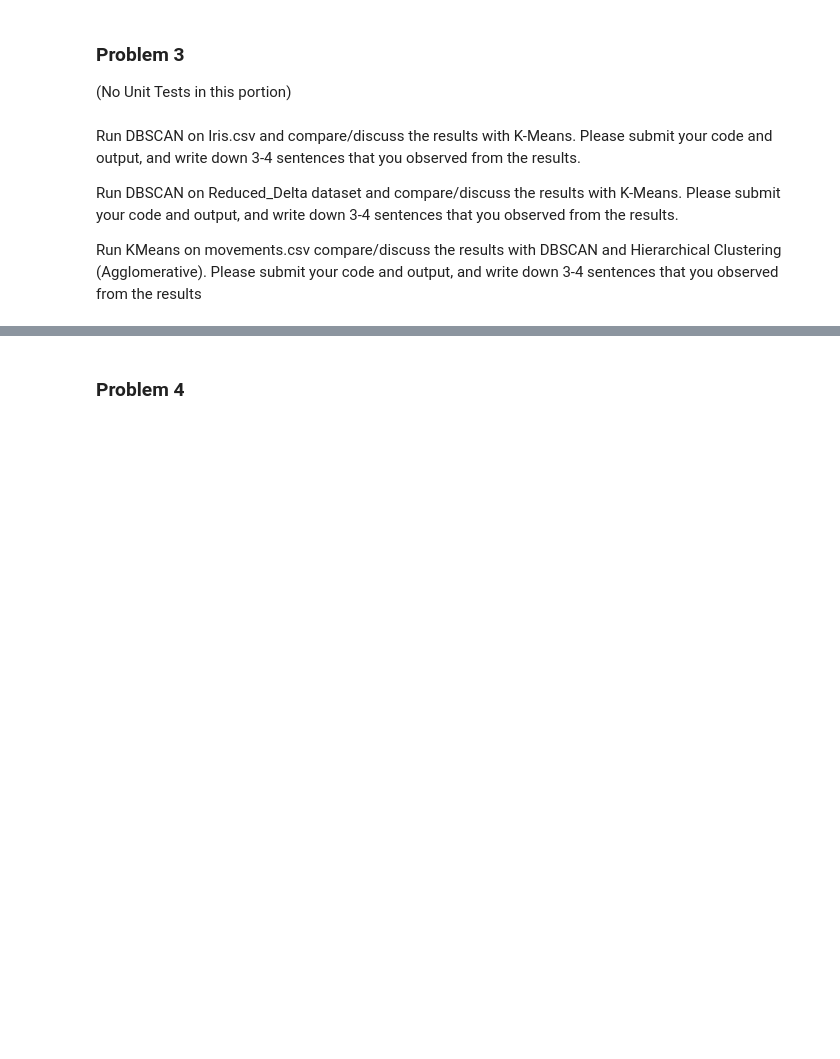
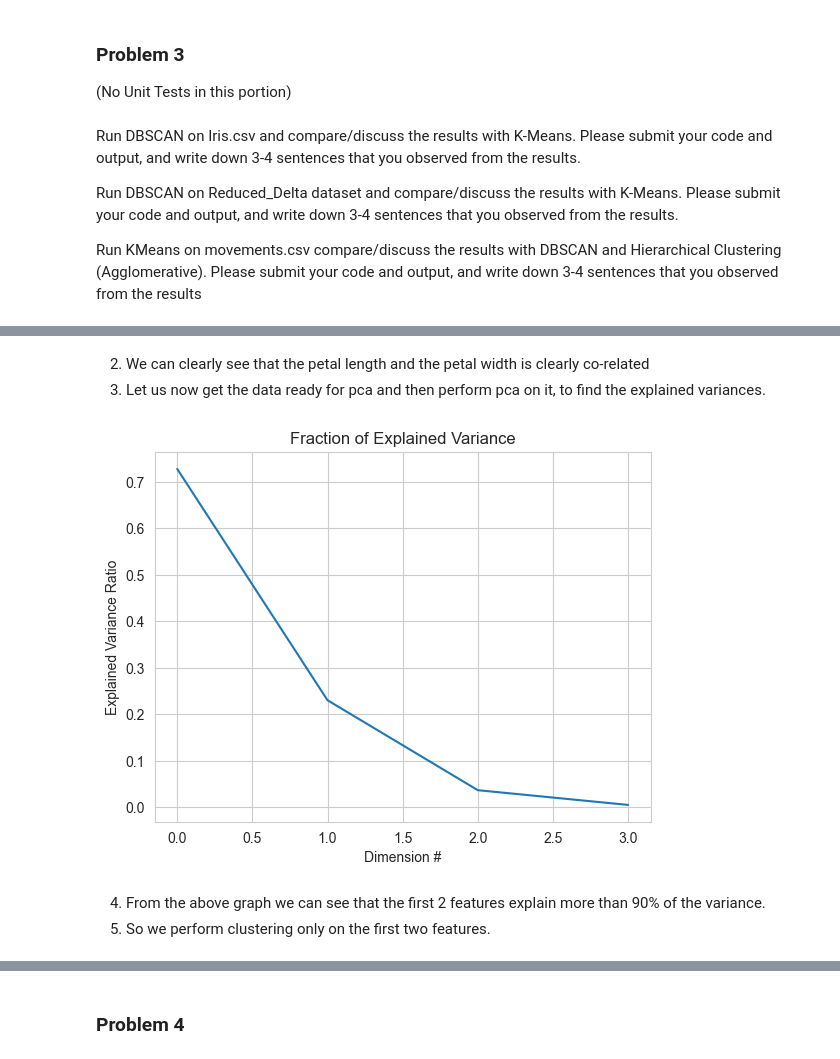
Before and after one commit to vishal-parameswaran/University-of-Chicago, a Jupyter notebook: Data Mining Principles/Assignment 2/Assignment_2_Srna.ipynb, the cells around one changed output, grey strips where cells are left out. Saved outputs shown, nothing was run; the diff lists cells and outputs as text; code cells hidden in the pictures; blank space fills up the shorter version.

```diff
--- a/Data Mining Principles/Assignment 2/Assignment_2_Srna.ipynb
+++ b/Data Mining Principles/Assignment 2/Assignment_2_Srna.ipynb
@@ -692,0 +738,12 @@ Run KMeans on movements.csv compare/discuss the results with DBSCAN and Hierarch
+# %% [markdown]
+2. We can clearly see that the petal length and the petal width is clearly co-related
+3. Let us now get the data ready for pca and then perform pca on it, to find the explained variances.
+# %%
+iris_scaled = standardize(iris_data.iloc[:,[1,2,3,4]])
+iris_pca = fit_pca(iris_scaled,4)
+iris_variances = plot_scaled_variance(iris_pca)
+# %% [output]
+[figure, added]
+# %% [markdown]
+4. From the above graph we can see that the first 2 features explain more than 90% of the variance.
+5. So we perform clustering only on the first two features.
```
Also changed, not shown: parts of 18 cells of this notebook, 7 other files.
